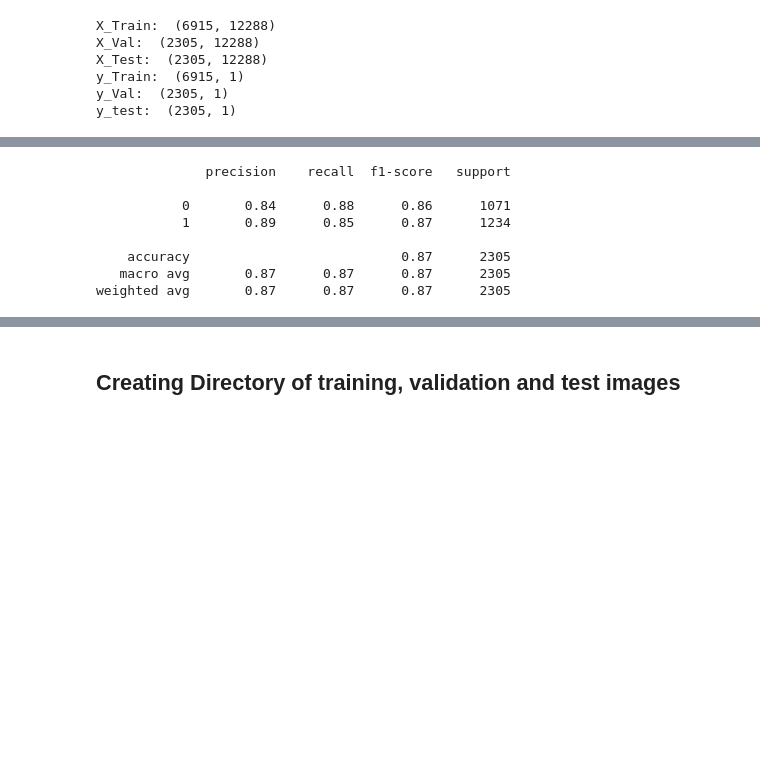
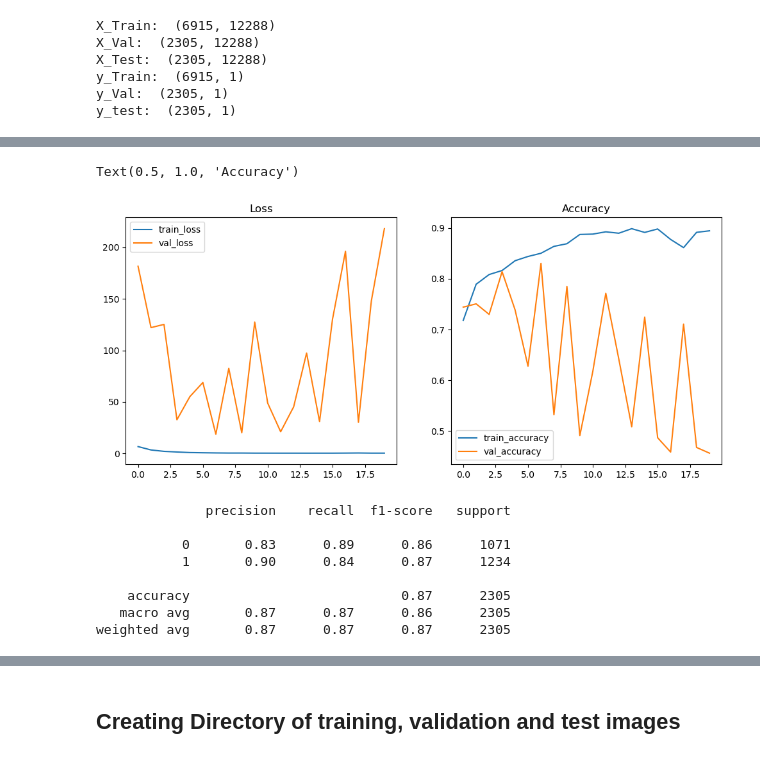
Before and after one commit to VaderSame/eyes-classification, a Jupyter notebook: Project3-200543129_Semal_Shastri.ipynb, the cells around one changed output, grey strips where cells are left out. Saved outputs shown, nothing was run; the diff lists cells and outputs as text; code cells hidden in the pictures; blank space fills up the shorter version.

```diff
--- a/Project3-200543129_Semal_Shastri.ipynb
+++ b/Project3-200543129_Semal_Shastri.ipynb
@@ -378,15 +406,7 @@ early_stopping = EarlyStopping(monitor='val_loss', patience=10)
 # %%
-
-
 # Training
 scaler = StandardScaler()
 x_train_scaled = scaler.fit_transform(x_train2)
-mlp_history = MLP.fit(x_train_scaled,
-          y_train2,
-          class_weight=class_weight,
-          batch_size=64,
-          validation_data=(x_val2,y_val2),
-#           callbacks=[save_best_callback],
-          epochs=20)
+mlp_history = MLP.fit(x_train_scaled, y_train2, batch_size=64,validation_data=(x_val2,y_val2),epochs=20)
 # %% [output]
 Epoch 1/20
@@ -425,3 +445,21 @@ Test accuracy: 0.8659436106681824
+# %%
+# make two plots of loss and accuracy versus epochs
+
+plt.figure(figsize=(12, 5))
+subplot = plt.subplot(1, 2, 1)
+subplot.plot(mlp_history.history['loss'], label='train_loss')
+subplot.plot(mlp_history.history['val_loss'], label='val_loss')
+subplot.legend()
+subplot.set_title('Loss')
+
+subplot = plt.subplot(1, 2, 2)
+subplot.plot(mlp_history.history['accuracy'], label='train_accuracy')
+subplot.plot(mlp_history.history['val_accuracy'], label='val_accuracy')
+subplot.legend()
+subplot.set_title('Accuracy')
+# %% [output]
+Text(0.5, 1.0, 'Accuracy')
+[figure, added]
 # %%
 # Classification report
 MLP_Classification_Report = classification_report(y_test2,y_pred2)
@@ -429,9 +467,9 @@ print(MLP_Classification_Report)
 # %% [output]
               precision    recall  f1-score   support
 
-           0       0.84      0.88      0.86      1071
-           1       0.89      0.85      0.87      1234
+           0       0.83      0.89      0.86      1071
+           1       0.90      0.84      0.87      1234
 
     accuracy                           0.87      2305
-   macro avg       0.87      0.87      0.87      2305
+   macro avg       0.87      0.87      0.86      2305
 weighted avg       0.87      0.87      0.87      2305
```
Also changed, not shown: parts of 14 cells of this notebook.
